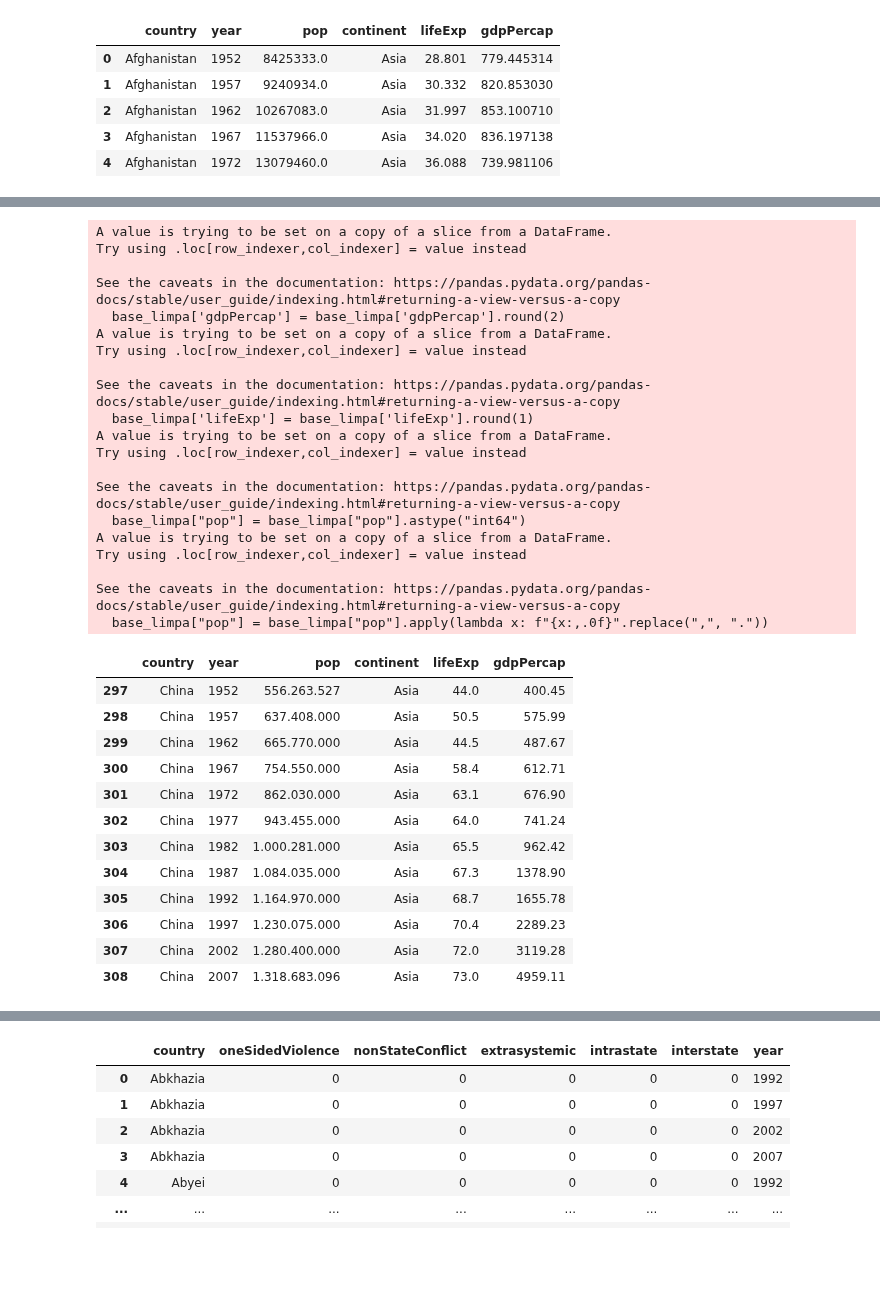
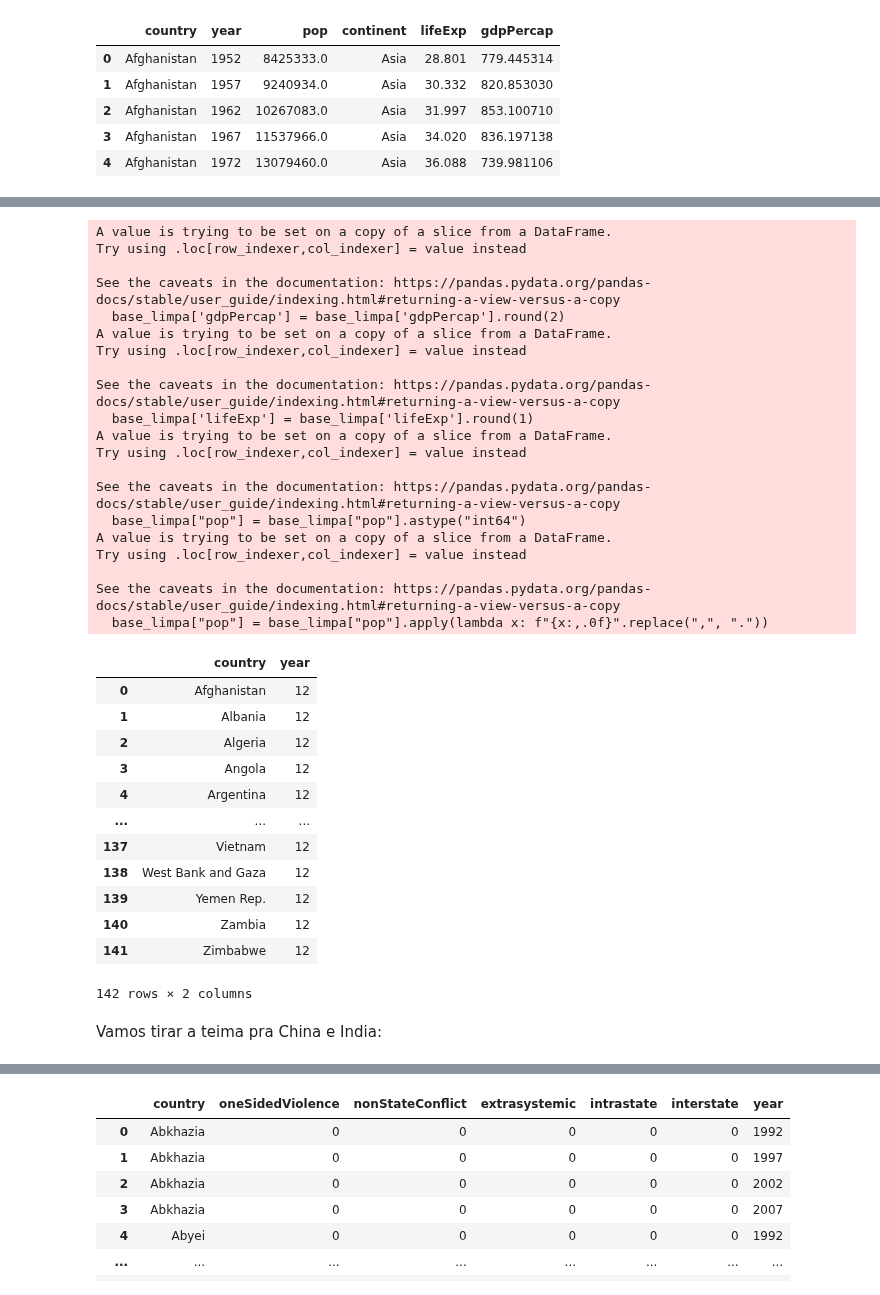
Before and after one commit to brunobgcardoso/avaliacao-python-ciencia-dados, a Jupyter notebook: src/Projeto.ipynb, the cells around one changed output, grey strips where cells are left out. Saved outputs shown, nothing was run; the diff lists cells and outputs as text; code cells hidden in the pictures; blank space fills up the shorter version.

Commit message:
Capitulos 1 e 2 do trabalhos devidamente escritos e documentados. Arquivos reestruturados e renomeados pra manter o padrão. Criação da coluna de total de mortes por guerra pra futuras análises

```diff
--- a/src/Principal.ipynb
+++ b/src/Projeto.ipynb
@@ -124,50 +155,53 @@ memory usage: 93.2+ KB
 # %%
 # Reduzir renda per capita para 2 casas decimais
+base_limpa['gdpPercap'] = base_limpa['gdpPercap'].round(2)
+
 # Reduzir expectativa de vida para 1 casa decimal
-# Tratar população da Índia e China
-# Rwanda teve uma guerra civil em 1994, o que impactou a expectativa de vida do país. Talvez seja interessante analisar esse ponto.
-# Analisar quais paises tem anos faltando -> Não parece ter impacto
-#anos_por_pais = base_limpa.groupby("country").count()["year"].reset_index().sort_values(by="year", ascending=True)
-#anos_por_pais.head(1000)
+base_limpa['lifeExp'] = base_limpa['lifeExp'].round(1)
 
-base_limpa['gdpPercap'] = base_limpa['gdpPercap'].round(2)
-base_limpa['lifeExp'] = base_limpa['lifeExp'].round(1)
+# Tratar população da Índia e China aproveitando já converte todo mundo logo
 base_limpa["pop"] = base_limpa["pop"].astype("int64")
 base_limpa["pop"] = base_limpa["pop"].apply(lambda x: f"{x:,.0f}".replace(",", "."))
 
-base_limpa[base_limpa['country'] == 'China'].head(30)
-#base_limpa[base_limpa['country'] == 'India'].head(30)
+# Rwanda teve uma guerra civil em 1994, o que impactou a expectativa de vida do país. Isso foi visto pq paramos no meio da análise aqui
+# pra achar e vimos que teve guerra, o que nos levou a buscar a base de guerras. O valor de 23.599 é real e não um erro de base, e vem de Rwanda.
+
+# Analisar quais paises tem anos faltando -> Não parece ter impacto
+anos_por_pais = base_limpa.groupby("country").count()["year"].reset_index().sort_values(by="year", ascending=True)
+anos_por_pais.head(1000)
 # %% [output]
 A value is trying to be set on a copy of a slice from a DataFrame.
 Try using .loc[row_indexer,col_indexer] = value instead
 
 See the caveats in the documentation: https://pandas.pydata.org/pandas-docs/stable/user_guide/indexing.html#returning-a-view-versus-a-copy
   base_limpa['gdpPercap'] = base_limpa['gdpPercap'].round(2)
 A value is trying to be set on a copy of a slice from a DataFrame.
 Try using .loc[row_indexer,col_indexer] = value instead
 
 See the caveats in the documentation: https://pandas.pydata.org/pandas-docs/stable/user_guide/indexing.html#returning-a-view-versus-a-copy
   base_limpa['lifeExp'] = base_limpa['lifeExp'].round(1)
 A value is trying to be set on a copy of a slice from a DataFrame.
 Try using .loc[row_indexer,col_indexer] = value instead
 
 See the caveats in the documentation: https://pandas.pydata.org/pandas-docs/stable/user_guide/indexing.html#returning-a-view-versus-a-copy
   base_limpa["pop"] = base_limpa["pop"].astype("int64")
 A value is trying to be set on a copy of a slice from a DataFrame.
 Try using .loc[row_indexer,col_indexer] = value instead
 
 See the caveats in the documentation: https://pandas.pydata.org/pandas-docs/stable/user_guide/indexing.html#returning-a-view-versus-a-copy
   base_limpa["pop"] = base_limpa["pop"].apply(lambda x: f"{x:,.0f}".replace(",", "."))
-|  | country | year | pop | continent | lifeExp | gdpPercap |
-| 297 | China | 1952 | 556.263.527 | Asia | 44.0 | 400.45 |
-| 298 | China | 1957 | 637.408.000 | Asia | 50.5 | 575.99 |
-| 299 | China | 1962 | 665.770.000 | Asia | 44.5 | 487.67 |
-| 300 | China | 1967 | 754.550.000 | Asia | 58.4 | 612.71 |
-| 301 | China | 1972 | 862.030.000 | Asia | 63.1 | 676.90 |
-| 302 | China | 1977 | 943.455.000 | Asia | 64.0 | 741.24 |
-| 303 | China | 1982 | 1.000.281.000 | Asia | 65.5 | 962.42 |
-| 304 | China | 1987 | 1.084.035.000 | Asia | 67.3 | 1378.90 |
-| 305 | China | 1992 | 1.164.970.000 | Asia | 68.7 | 1655.78 |
-| 306 | China | 1997 | 1.230.075.000 | Asia | 70.4 | 2289.23 |
-| 307 | China | 2002 | 1.280.400.000 | Asia | 72.0 | 3119.28 |
-| 308 | China | 2007 | 1.318.683.096 | Asia | 73.0 | 4959.11 |
+|  | country | year |
+| 0 | Afghanistan | 12 |
+| 1 | Albania | 12 |
+| 2 | Algeria | 12 |
+| 3 | Angola | 12 |
+| 4 | Argentina | 12 |
+| ... | ... | ... |
+| 137 | Vietnam | 12 |
+| 138 | West Bank and Gaza | 12 |
+| 139 | Yemen Rep. | 12 |
+| 140 | Zambia | 12 |
+| 141 | Zimbabwe | 12 |
+142 rows × 2 columns
+# %% [markdown]
+Vamos tirar a teima pra China e India:
```
Also changed, not shown: parts of 35 cells of this notebook, 6 other files.
